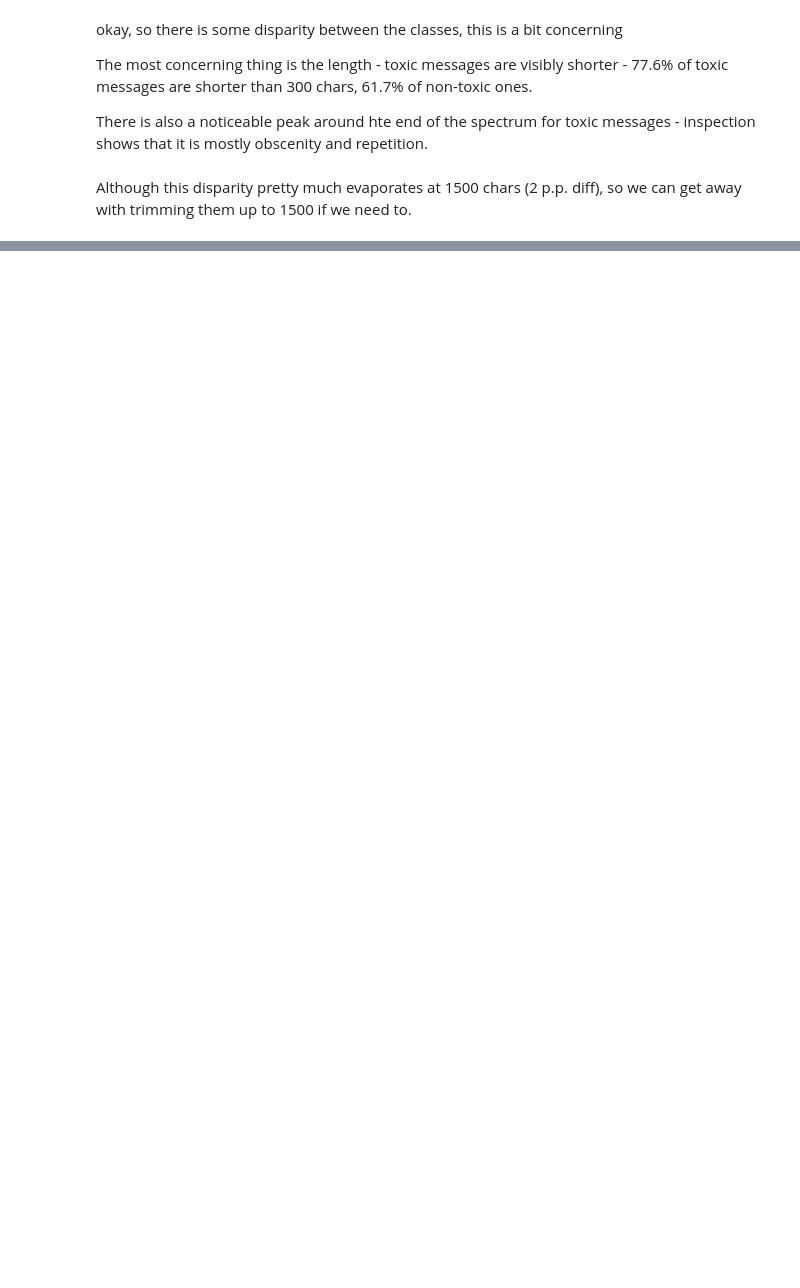
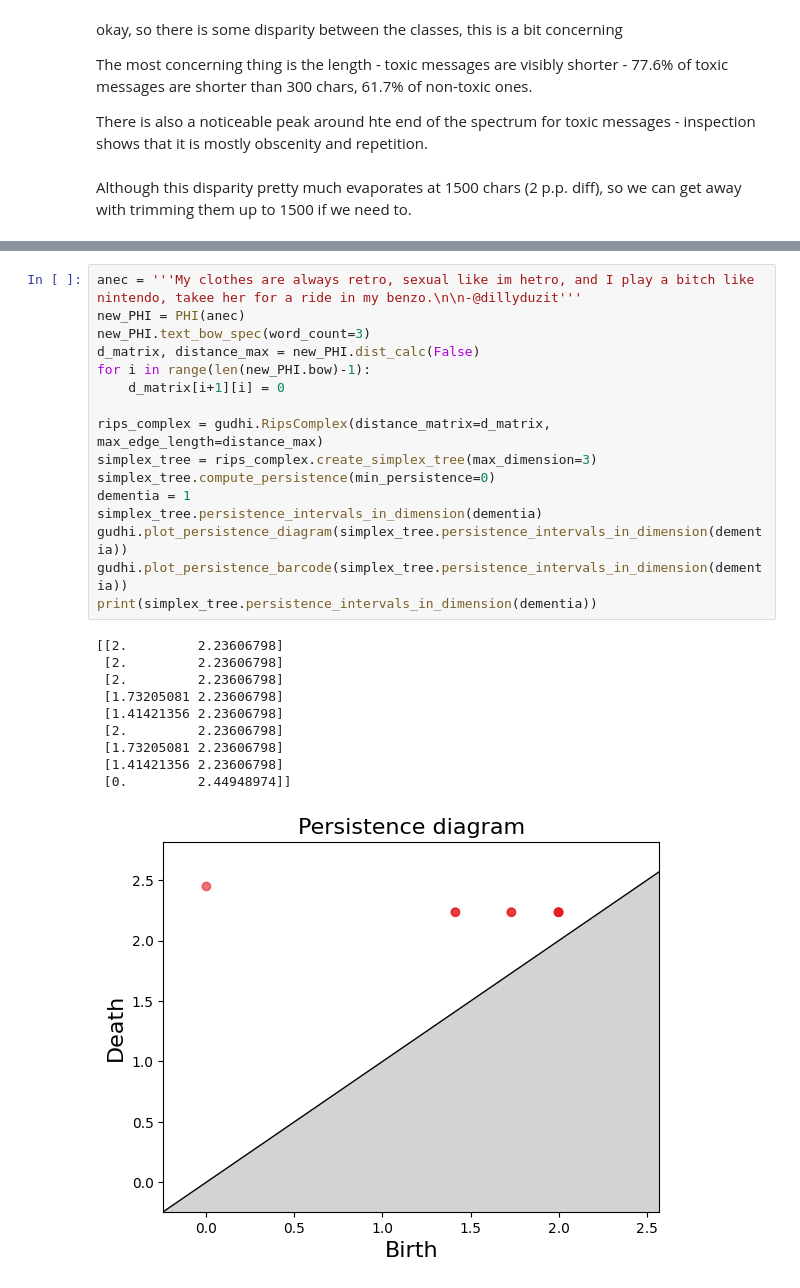
Before and after one commit to tony-the-cony/toxic_messages_efficient_classification, a Jupyter notebook: Data collection.ipynb, the cells around one changed output, grey strips where cells are left out. Cells and saved outputs as stored; diff of their text form; blank space fills up the shorter version.

```diff
--- a/Data collection.ipynb
+++ b/Data collection.ipynb
@@ -214,0 +516,27 @@ Although this disparity pretty much evaporates at 1500 chars (2 p.p. diff), so w
+# %%
+anec = '''My clothes are always retro, sexual like im hetro, and I play a bitch like nintendo, takee her for a ride in my benzo.\n\n-@dillyduzit'''
+new_PHI = PHI(anec)
+new_PHI.text_bow_spec(word_count=3)
+d_matrix, distance_max = new_PHI.dist_calc(False)
+for i in range(len(new_PHI.bow)-1):
+    d_matrix[i+1][i] = 0
+
+rips_complex = gudhi.RipsComplex(distance_matrix=d_matrix, max_edge_length=distance_max)
+simplex_tree = rips_complex.create_simplex_tree(max_dimension=3)
+simplex_tree.compute_persistence(min_persistence=0)
+dementia = 1
+simplex_tree.persistence_intervals_in_dimension(dementia)
+gudhi.plot_persistence_diagram(simplex_tree.persistence_intervals_in_dimension(dementia))
+gudhi.plot_persistence_barcode(simplex_tree.persistence_intervals_in_dimension(dementia))
+print(simplex_tree.persistence_intervals_in_dimension(dementia))
+# %% [output]
+[[2.         2.23606798]
+ [2.         2.23606798]
+ [2.         2.23606798]
+ [1.73205081 2.23606798]
+ [1.41421356 2.23606798]
+ [2.         2.23606798]
+ [1.73205081 2.23606798]
+ [1.41421356 2.23606798]
+ [0.         2.44948974]]
+[figure, added]
```
Also changed, not shown: parts of 16 cells of this notebook.
